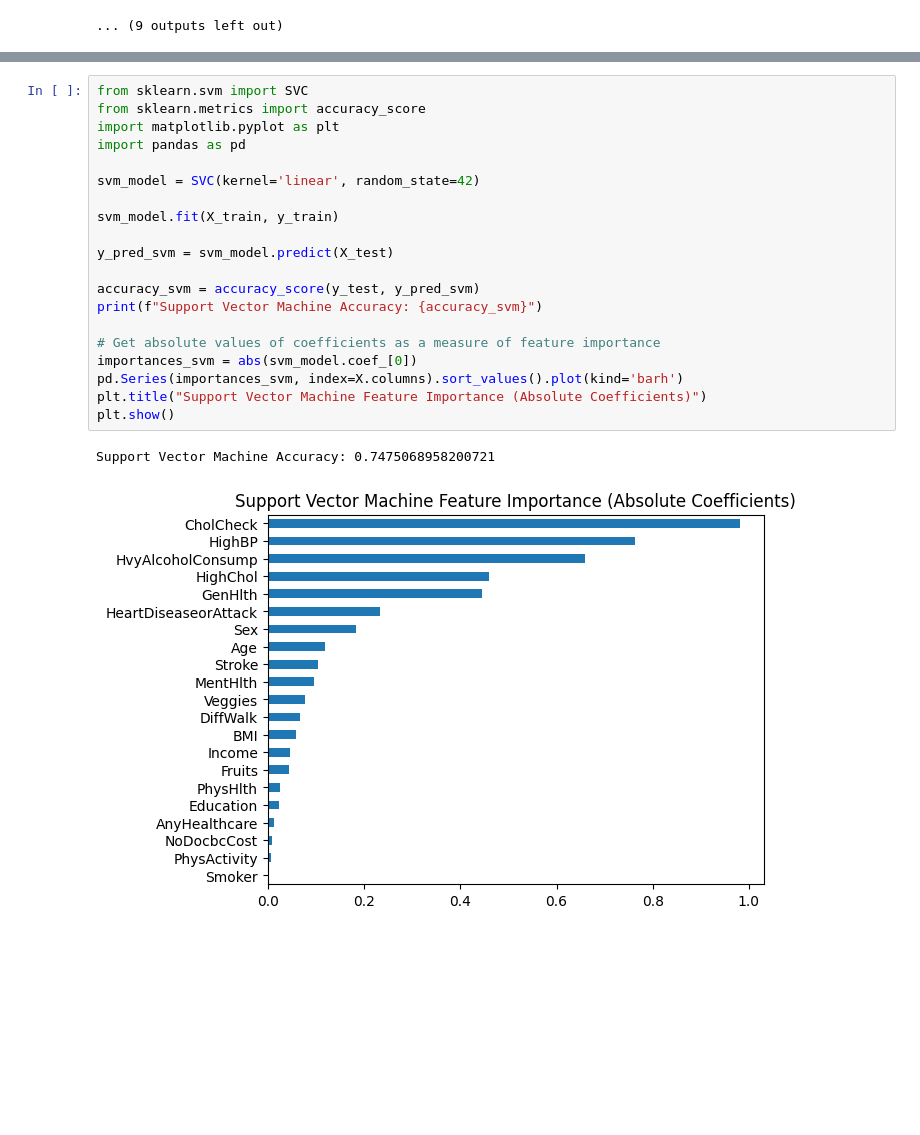
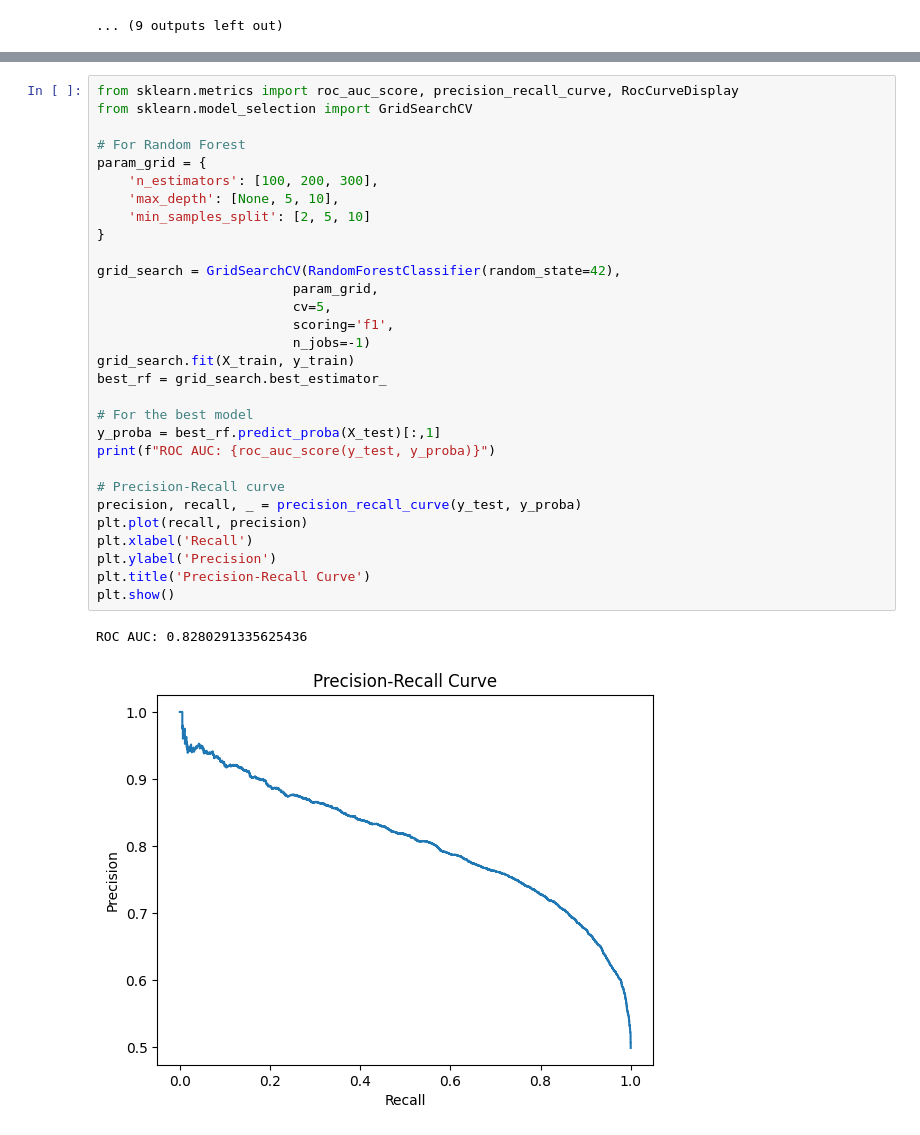
Before and after one commit to faloabdo/AI4ALL-Project, a Jupyter notebook: draft4.ipynb, the cells around one changed output, grey strips where cells are left out. Drawn from its saved outputs; the diff is of its cells as text; blank space fills up the shorter version.

```diff
--- a/draft4.ipynb
+++ b/draft4.ipynb
@@ -389,23 +423,33 @@ weighted avg       0.75      0.75      0.75     14139
-# %%
-from sklearn.svm import SVC
-from sklearn.metrics import accuracy_score
-import matplotlib.pyplot as plt
-import pandas as pd
-
-svm_model = SVC(kernel='linear', random_state=42)
-
-svm_model.fit(X_train, y_train)
-
-y_pred_svm = svm_model.predict(X_test)
-
-accuracy_svm = accuracy_score(y_test, y_pred_svm)
-print(f"Support Vector Machine Accuracy: {accuracy_svm}")
-
-# Get absolute values of coefficients as a measure of feature importance
-importances_svm = abs(svm_model.coef_[0])
-pd.Series(importances_svm, index=X.columns).sort_values().plot(kind='barh')
-plt.title("Support Vector Machine Feature Importance (Absolute Coefficients)")
-plt.show()
-# %% [output]
-Support Vector Machine Accuracy: 0.7475068958200721
-[figure, removed]
+# %%
+from sklearn.metrics import roc_auc_score, precision_recall_curve, RocCurveDisplay
+from sklearn.model_selection import GridSearchCV
+
+# For Random Forest
+param_grid = {
+    'n_estimators': [100, 200, 300],
+    'max_depth': [None, 5, 10],
+    'min_samples_split': [2, 5, 10]
+}
+
+grid_search = GridSearchCV(RandomForestClassifier(random_state=42),
+                         param_grid,
+                         cv=5,
+                         scoring='f1',
+                         n_jobs=-1)
+grid_search.fit(X_train, y_train)
+best_rf = grid_search.best_estimator_
+
+# For the best model
+y_proba = best_rf.predict_proba(X_test)[:,1]
+print(f"ROC AUC: {roc_auc_score(y_test, y_proba)}")
+
+# Precision-Recall curve
+precision, recall, _ = precision_recall_curve(y_test, y_proba)
+plt.plot(recall, precision)
+plt.xlabel('Recall')
+plt.ylabel('Precision')
+plt.title('Precision-Recall Curve')
+plt.show()
+# %% [output]
+ROC AUC: 0.8280291335625436
+[figure, added]
```
Also changed, not shown: parts of 8 cells of this notebook.
